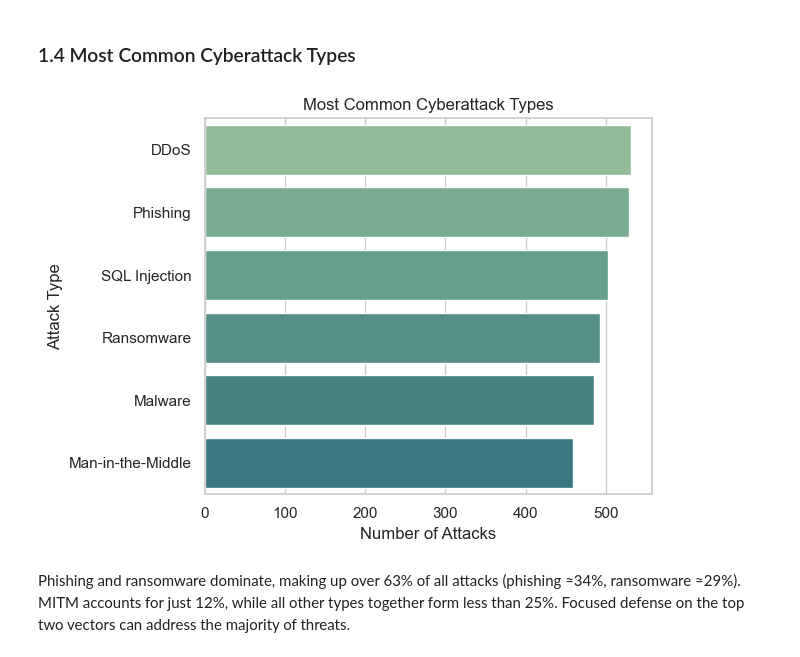
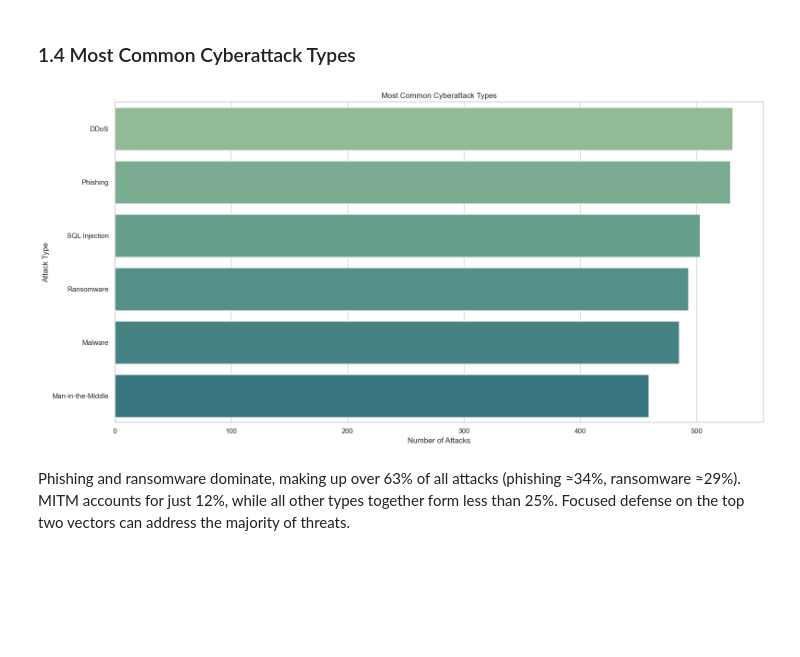
Before and after one commit to dolludaa/Global-Cybersecurity-Threats-2015-2024, a Jupyter notebook: business_analysis.ipynb, the cells around one changed output. Cells and saved outputs as stored; diff of their text form; code cells hidden in the pictures; blank space fills up the shorter version.

```diff
--- a/business_analysis.ipynb
+++ b/business_analysis.ipynb
@@ -164,16 +164,17 @@ Ransomware incidents rose by over 200% since 2017. Phishing remained stable but
 # %%
 attack_counts = df['Attack Type'].value_counts().reset_index()
 attack_counts.columns = ['Attack Type', 'Count']
+plt.figure(figsize=(16,8))
 
 sns.barplot(data=attack_counts, x='Count', y='Attack Type',hue='Attack Type', palette=[crest_palette[i] for i in range(len(attack_counts))])
 
 plt.title('Most Common Cyberattack Types')
 plt.xlabel('Number of Attacks')
 plt.ylabel('Attack Type')
 plt.tight_layout()
 plt.show()
 # %% [output]
-[figure, old version]
+[figure, new version]
 # %% [markdown]
 Phishing and ransomware dominate, making up over 63% of all attacks (phishing ≈34%, ransomware ≈29%). MITM accounts for just 12%, while all other types together form less than 25%. Focused defense on the top two vectors can address the majority of threats.
 # %% [markdown]
```
Also changed, not shown: parts of 33 cells of this notebook.
